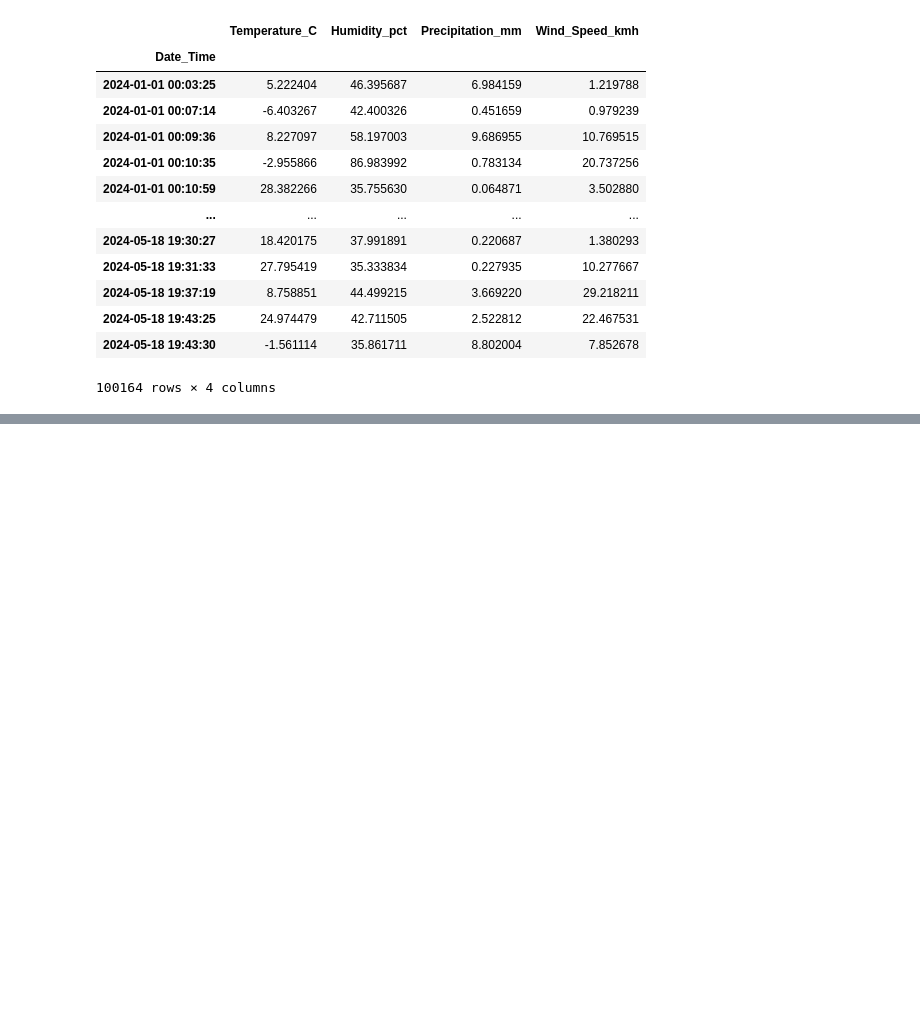
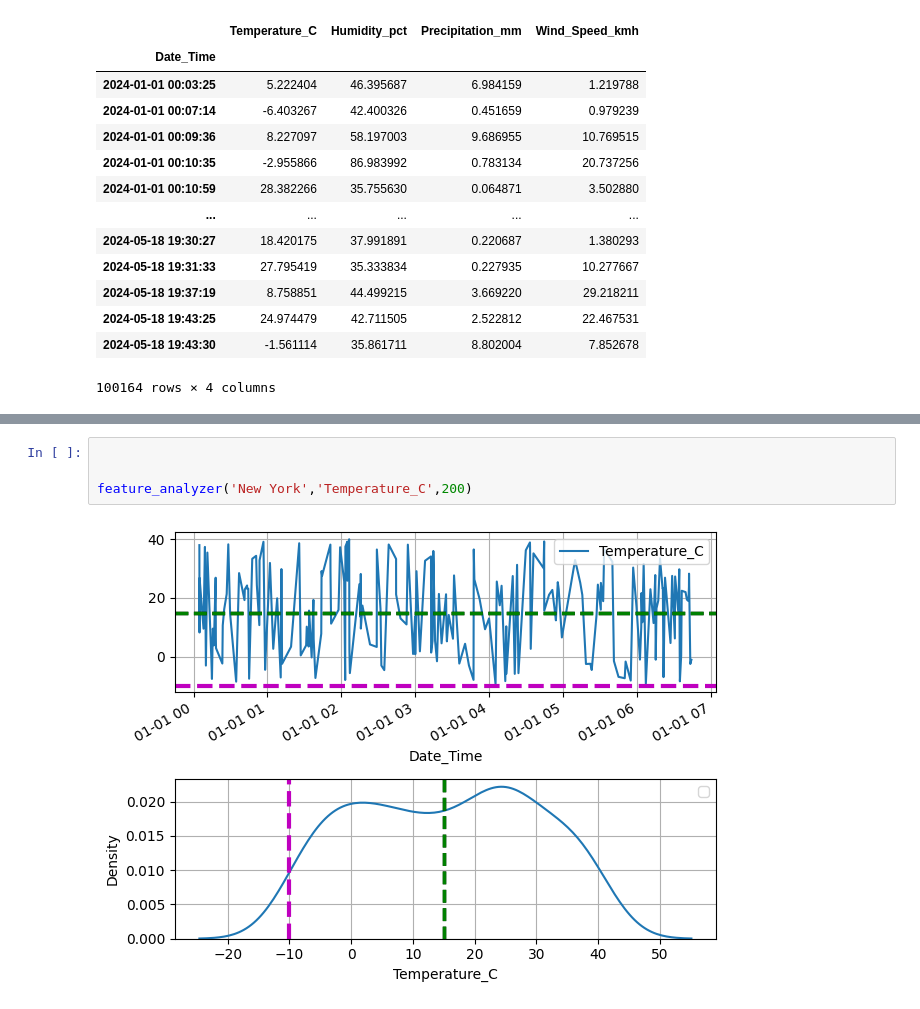
Before and after one commit to samyak-anand/Weather_forecast, a Jupyter notebook: code.ipynb, the cells around one changed output, grey strips where cells are left out. Drawn from its saved outputs; the diff is of its cells as text; blank space fills up the shorter version.

```diff
--- a/code.ipynb
+++ b/code.ipynb
@@ -108,0 +152,6 @@ region_analyser('Chicago')
+# %%
+
+
+feature_analyzer('New York','Temperature_C',200)
+# %% [output]
+[figure, added]
```
Also changed, not shown: parts of 16 cells of this notebook.
